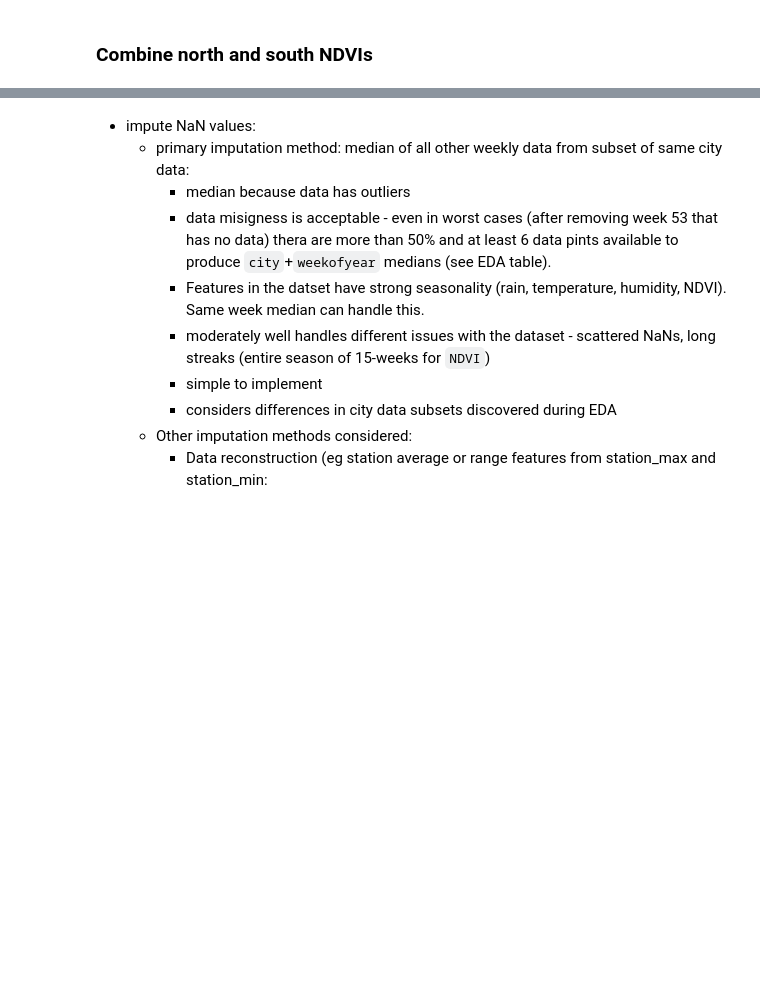
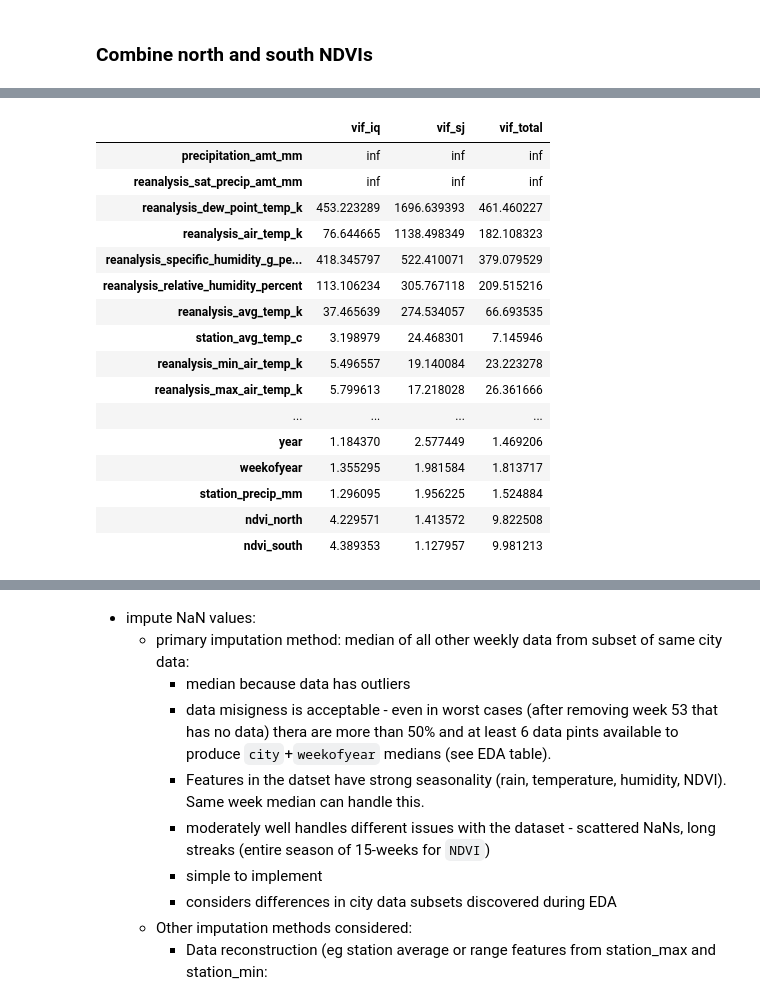
Before and after one commit to ButrosV/dengue-transfer-learn, a Jupyter notebook: notebooks/02_data_cleaning_dengue.ipynb, the cells around one changed output, grey strips where cells are left out. Saved outputs shown, nothing was run; the diff lists cells and outputs as text; code cells hidden in the pictures; blank space fills up the shorter version.

```diff
--- a/notebooks/02_data_cleaning_dengue.ipynb
+++ b/notebooks/02_data_cleaning_dengue.ipynb
@@ -320,0 +396,23 @@ df_train_clean = reduce_features(df_train_clean)
+# %%
+temp_vif_pre = df_train_clean.groupby(by=CITYGROUP_FEAT).apply(lambda group: top_vif(data=group), include_groups=False)
+temp_vif_pre =  temp_vif_pre.loc["iq"].join(temp_vif_pre.loc["sj"], lsuffix="_iq", rsuffix="_sj", how="inner")
+temp_vif_pre["vif_total"] = top_vif(data=df_train_clean).values
+temp_vif_pre.sort_values(by="vif_sj", ascending=False, na_position="first")
+# %% [output]
+|  | vif_iq | vif_sj | vif_total |
+| precipitation_amt_mm | inf | inf | inf |
+| reanalysis_sat_precip_amt_mm | inf | inf | inf |
+| reanalysis_dew_point_temp_k | 453.223289 | 1696.639393 | 461.460227 |
+| reanalysis_air_temp_k | 76.644665 | 1138.498349 | 182.108323 |
+| reanalysis_specific_humidity_g_pe... | 418.345797 | 522.410071 | 379.079529 |
+| reanalysis_relative_humidity_percent | 113.106234 | 305.767118 | 209.515216 |
+| reanalysis_avg_temp_k | 37.465639 | 274.534057 | 66.693535 |
+| station_avg_temp_c | 3.198979 | 24.468301 | 7.145946 |
+| reanalysis_min_air_temp_k | 5.496557 | 19.140084 | 23.223278 |
+| reanalysis_max_air_temp_k | 5.799613 | 17.218028 | 26.361666 |
+| ... | ... | ... | ... |
+| year | 1.184370 | 2.577449 | 1.469206 |
+| weekofyear | 1.355295 | 1.981584 | 1.813717 |
+| station_precip_mm | 1.296095 | 1.956225 | 1.524884 |
+| ndvi_north | 4.229571 | 1.413572 | 9.822508 |
+| ndvi_south | 4.389353 | 1.127957 | 9.981213 |
```
Also changed, not shown: parts of 21 cells of this notebook, 5 other files.
